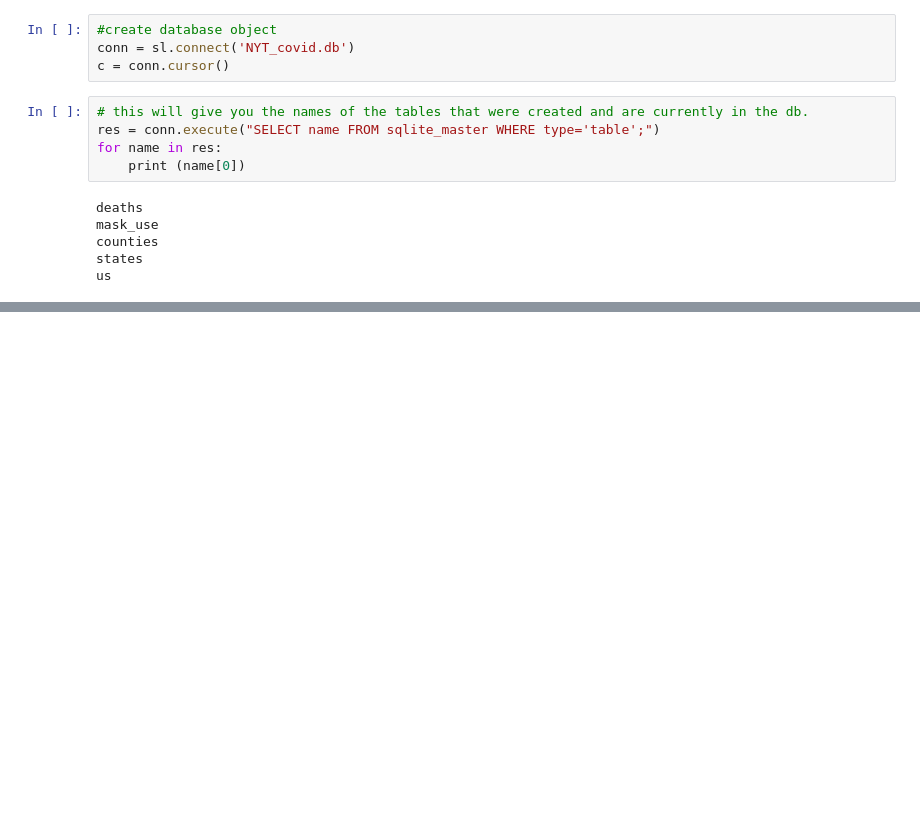
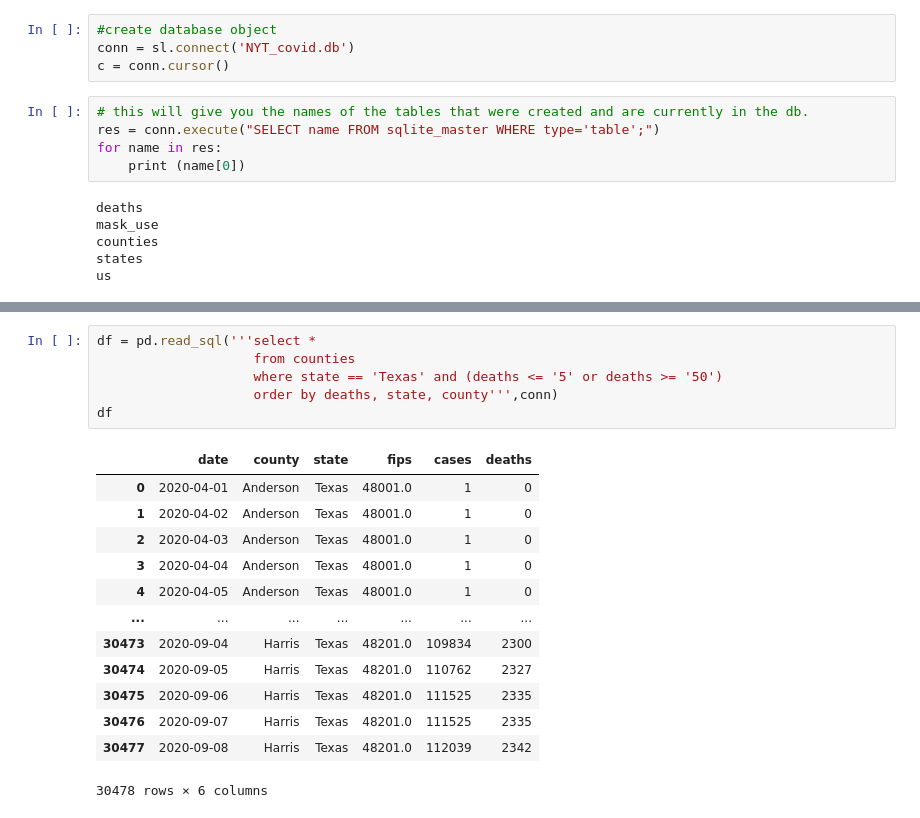
Before and after one commit to aspotter99/SQL_talk, a Jupyter notebook: notebooks/Untitled.ipynb, the cells around one changed output, grey strips where cells are left out. Saved outputs shown, nothing was run; the diff lists cells and outputs as text; blank space fills up the shorter version.

```diff
--- a/notebooks/Untitled.ipynb
+++ b/notebooks/Untitled.ipynb
@@ -35,0 +187,20 @@ df
+# %%
+df = pd.read_sql('''select *
+                    from counties
+                    where state == 'Texas' and (deaths <= '5' or deaths >= '50')
+                    order by deaths, state, county''',conn)
+df
+# %% [output]
+|  | date | county | state | fips | cases | deaths |
+| 0 | 2020-04-01 | Anderson | Texas | 48001.0 | 1 | 0 |
+| 1 | 2020-04-02 | Anderson | Texas | 48001.0 | 1 | 0 |
+| 2 | 2020-04-03 | Anderson | Texas | 48001.0 | 1 | 0 |
+| 3 | 2020-04-04 | Anderson | Texas | 48001.0 | 1 | 0 |
+| 4 | 2020-04-05 | Anderson | Texas | 48001.0 | 1 | 0 |
+| ... | ... | ... | ... | ... | ... | ... |
+| 30473 | 2020-09-04 | Harris | Texas | 48201.0 | 109834 | 2300 |
+| 30474 | 2020-09-05 | Harris | Texas | 48201.0 | 110762 | 2327 |
+| 30475 | 2020-09-06 | Harris | Texas | 48201.0 | 111525 | 2335 |
+| 30476 | 2020-09-07 | Harris | Texas | 48201.0 | 111525 | 2335 |
+| 30477 | 2020-09-08 | Harris | Texas | 48201.0 | 112039 | 2342 |
+30478 rows × 6 columns
```
Also changed, not shown: parts of 14 cells of this notebook.
